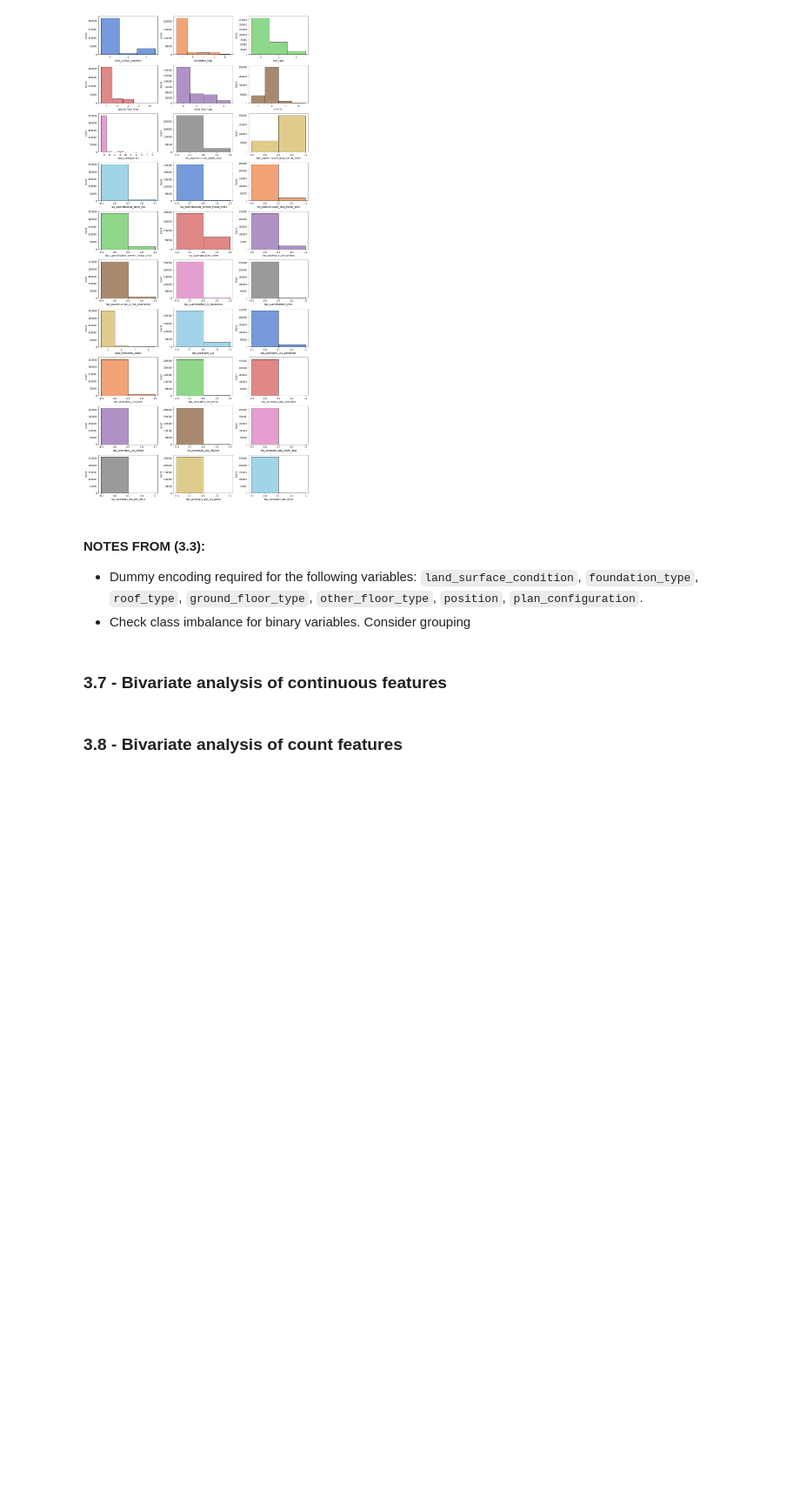
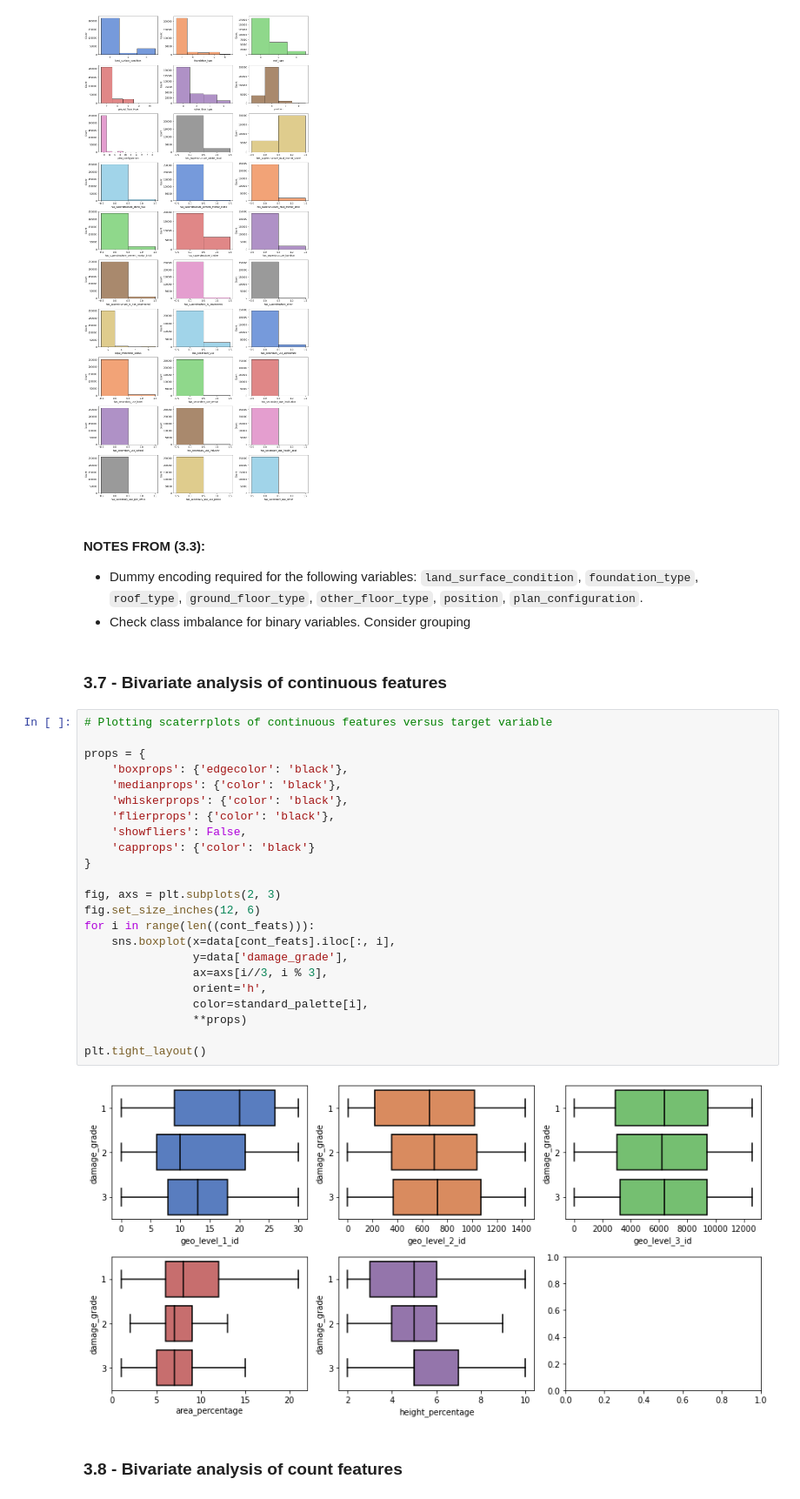
Before and after one commit to patohdzs/datadventures, a Jupyter notebook: how-bad-did-it-shake/earthquakes.ipynb, the cells around one changed output. Shown at 87% size. Cells and saved outputs as stored; diff of their text form; blank space fills up the shorter version.

```diff
--- a/how-bad-did-it-shake/earthquakes.ipynb
+++ b/how-bad-did-it-shake/earthquakes.ipynb
@@ -336,5 +336,30 @@ plt.tight_layout()
 * Check class imbalance for binary variables. Consider grouping
 # %% [markdown]
 ### 3.7 - Bivariate analysis of continuous features
+# %%
+# Plotting scaterrplots of continuous features versus target variable
+
+props = {
+    'boxprops': {'edgecolor': 'black'},
+    'medianprops': {'color': 'black'},
+    'whiskerprops': {'color': 'black'},
+    'flierprops': {'color': 'black'},
+    'showfliers': False,
+    'capprops': {'color': 'black'}
+}
+
+fig, axs = plt.subplots(2, 3)
+fig.set_size_inches(12, 6)
+for i in range(len((cont_feats))):
+    sns.boxplot(x=data[cont_feats].iloc[:, i],
+                y=data['damage_grade'],
+                ax=axs[i//3, i % 3],
+                orient='h',
+                color=standard_palette[i],
+                **props)
+
+plt.tight_layout()
+# %% [output]
+[figure, added]
 # %% [markdown]
 ### 3.8 - Bivariate analysis of count features
```
Also changed, not shown: parts of 3 cells of this notebook.
